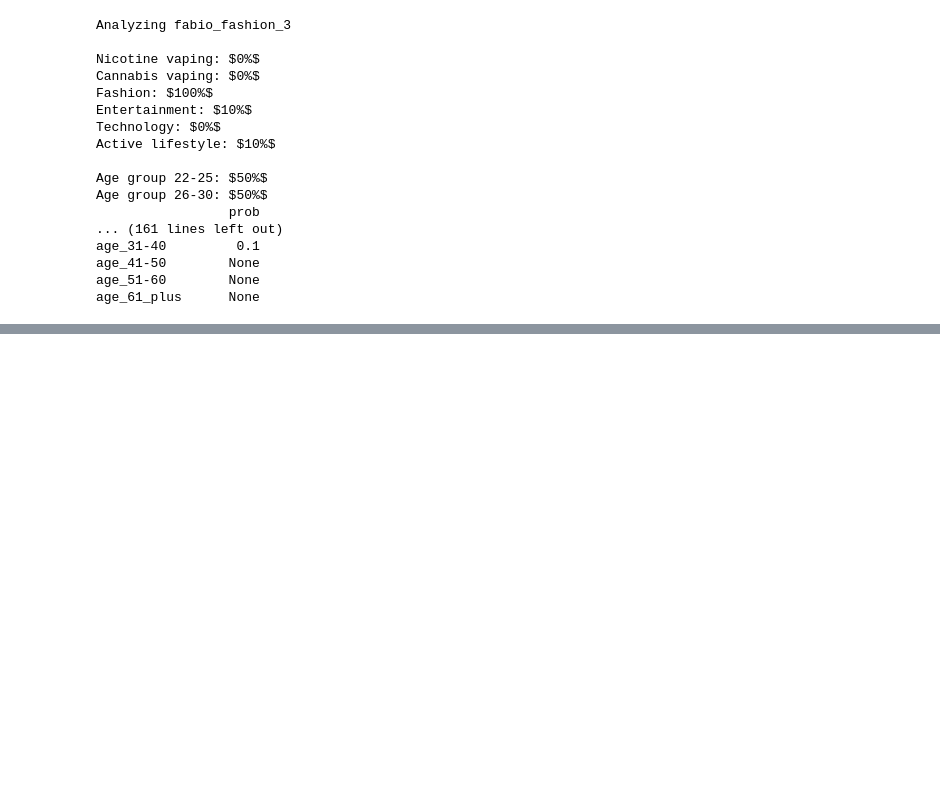
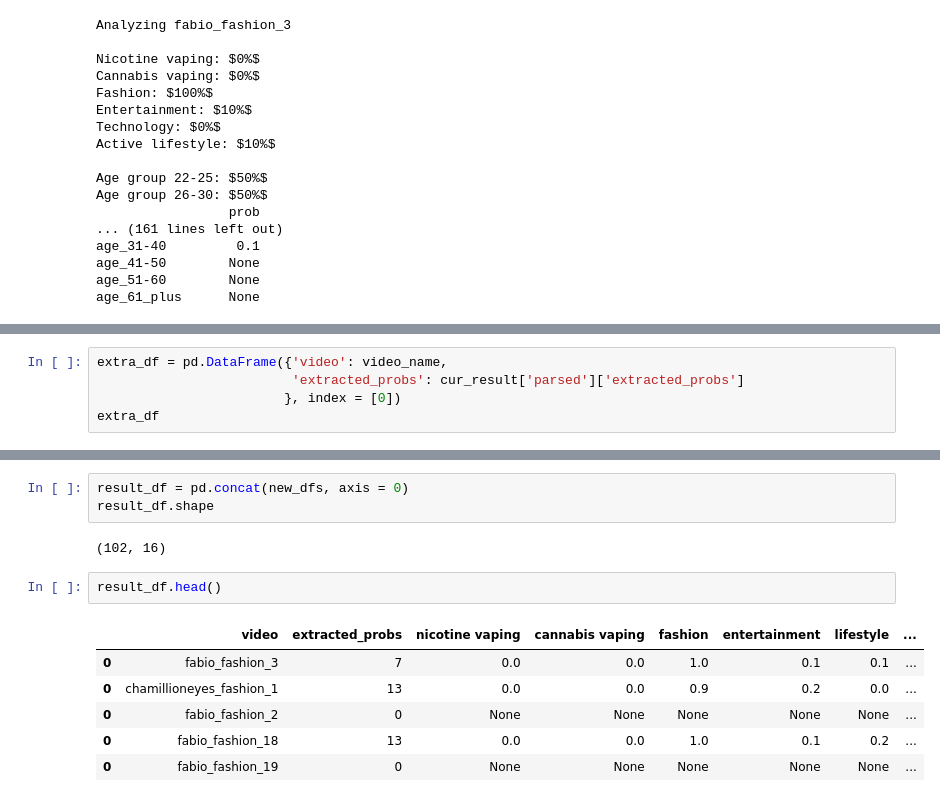
Before and after one commit to e-cigarette-marketing-ml/vaping-gpt, a Jupyter notebook: video.ipynb, the cells around one changed output, grey strips where cells are left out. Cells and saved outputs as stored; diff of their text form; blank space fills up the shorter version.

```diff
--- a/video.ipynb
+++ b/video.ipynb
@@ -464,0 +481,5 @@ Next steps:
+# %%
+extra_df = pd.DataFrame({'video': video_name,
+                         'extracted_probs': cur_result['parsed']['extracted_probs']
+                        }, index = [0])
+extra_df
@@ -464,0 +513,14 @@ Next steps:
+# %%
+result_df = pd.concat(new_dfs, axis = 0)
+result_df.shape
+# %% [output]
+(102, 16)
+# %%
+result_df.head()
+# %% [output]
+|  | video | extracted_probs | nicotine vaping | cannabis vaping | fashion | entertainment | lifestyle | ... |
+| 0 | fabio_fashion_3 | 7 | 0.0 | 0.0 | 1.0 | 0.1 | 0.1 | ... |
+| 0 | chamillioneyes_fashion_1 | 13 | 0.0 | 0.0 | 0.9 | 0.2 | 0.0 | ... |
+| 0 | fabio_fashion_2 | 0 | None | None | None | None | None | ... |
+| 0 | fabio_fashion_18 | 13 | 0.0 | 0.0 | 1.0 | 0.1 | 0.2 | ... |
+| 0 | fabio_fashion_19 | 0 | None | None | None | None | None | ... |
```
Also changed, not shown: parts of 29 cells of this notebook.
